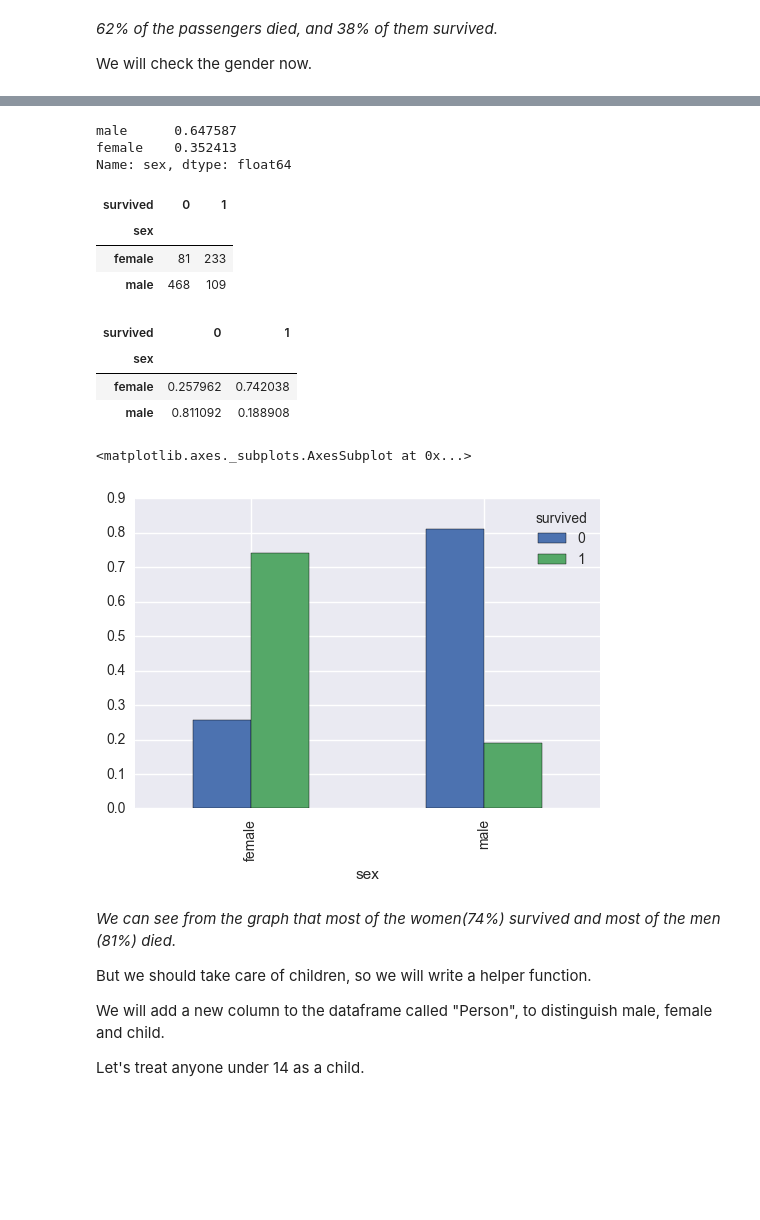
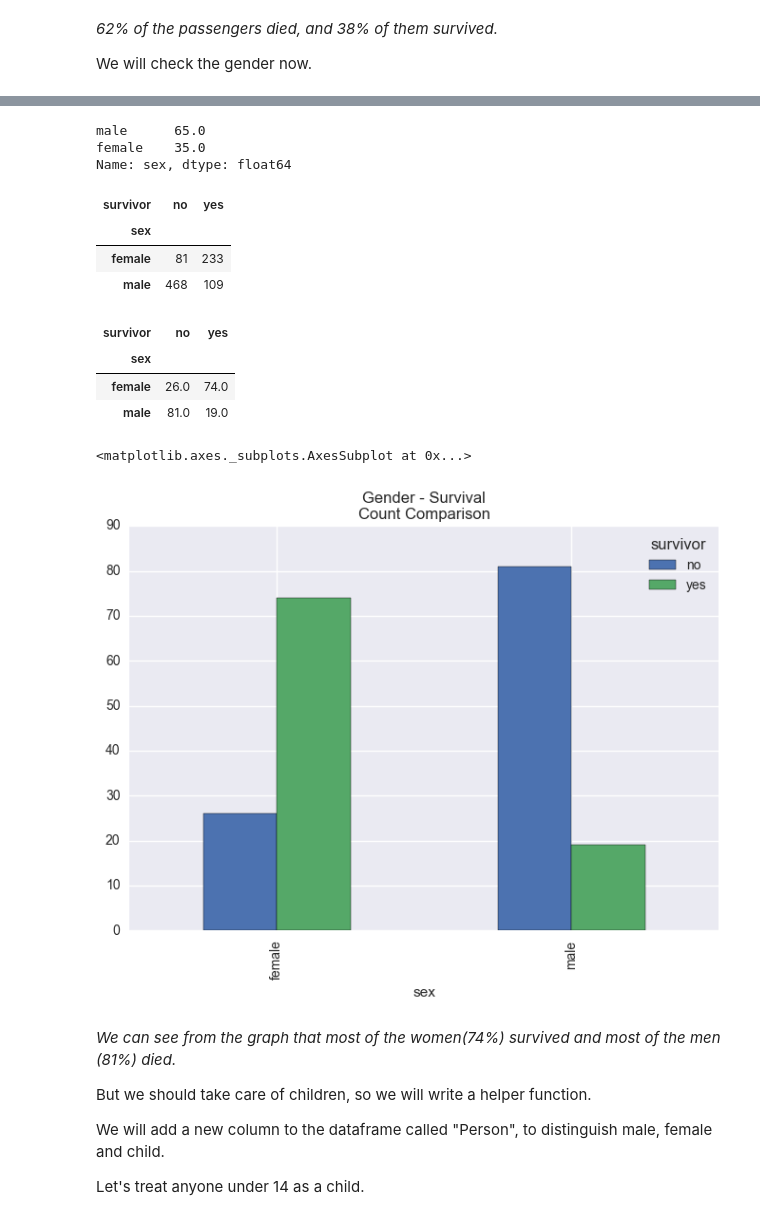
Before and after one commit to borayuret/P2-DataAnalyst-InvestigateADataset, a Jupyter notebook: P2-DataAnalyst-InvestigateADataset.ipynb, the cells around one changed output, grey strips where cells are left out. Cells and saved outputs as stored; diff of their text form; code cells hidden in the pictures; blank space fills up the shorter version.

```diff
--- a/P2-DataAnalyst-InvestigateADataset.ipynb
+++ b/P2-DataAnalyst-InvestigateADataset.ipynb
@@ -175,36 +185,36 @@ sns.factorplot('sex', kind="count", data=titanic_df)
 # %%
 # the gender percentages
-titanic_df.sex.value_counts(normalize=True)
+(titanic_df.sex.value_counts(normalize=True) * 100).round()
 # %% [output]
-male      0.647587
-female    0.352413
+male      65.0
+female    35.0
 Name: sex, dtype: float64
 # %%
 # Now we will check gender and survival together
-gender_crosstab = pd.crosstab(titanic_df.sex, titanic_df.survived)
+gender_crosstab = pd.crosstab(titanic_df.sex, titanic_df.survivor)
 
 gender_crosstab
 # %% [output]
-| survived | 0 | 1 |
+| survivor | no | yes |
 | sex |  |  |
 | female | 81 | 233 |
 | male | 468 | 109 |
 # %%
 # gender and survival percentages
-gender_pct = gender_crosstab.div(gender_crosstab.sum(1).astype(float) , axis=0)
+gender_pct = (gender_crosstab.div(gender_crosstab.sum(1).astype(float) , axis=0) * 100).round()
 
 gender_pct
 # %% [output]
-| survived | 0 | 1 |
+| survivor | no | yes |
 | sex |  |  |
-| female | 0.257962 | 0.742038 |
-| male | 0.811092 | 0.188908 |
+| female | 26.0 | 74.0 |
+| male | 81.0 | 19.0 |
 # %%
 # Let's see gender and survival on a graph together
-gender_pct.plot(kind="bar")
+gender_pct.plot(kind="bar", title='Gender - Survival\nCount Comparison')
 # %% [output]
 <matplotlib.axes._subplots.AxesSubplot at 0x...>
-[figure, old version]
+[figure, new version]
 # %% [markdown]
 <i>We can see from the graph that most of the women(74%) survived and most of the men (81%) died.
 
```
Also changed, not shown: parts of 72 cells of this notebook.
